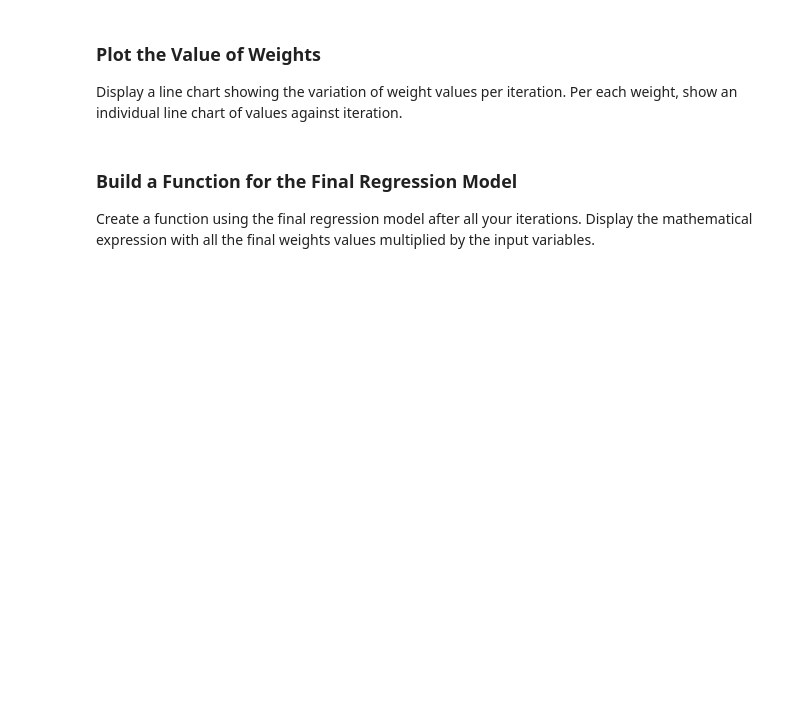
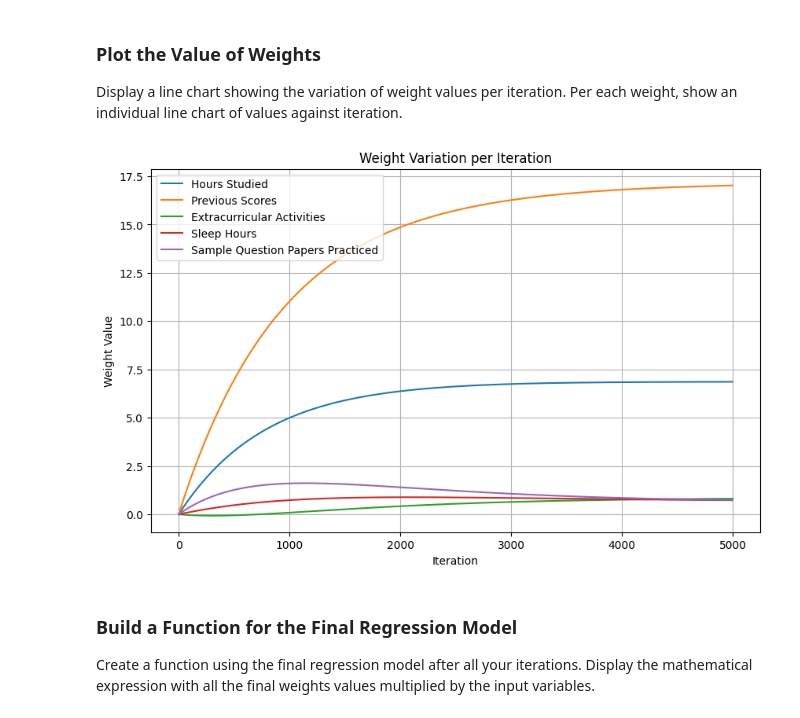
Before and after one commit to jjelleazarr/VS-Code-Projects, a Jupyter notebook: MACHINE LEARNING/FE2/Student_Performance.ipynb, the cells around one changed output. Saved outputs shown, nothing was run; the diff lists cells and outputs as text; code cells hidden in the pictures; blank space fills up the shorter version.

```diff
--- a/MACHINE LEARNING/FE2/Student_Performance.ipynb
+++ b/MACHINE LEARNING/FE2/Student_Performance.ipynb
@@ -107,6 +101,10 @@ pd.concat([data.head(), data.tail()])
 | 9997 | 6 | 83 | 1 | 8 | 5 | ... |
 | 9998 | 9 | 97 | 1 | 7 | 0 | ... |
 | 9999 | 7 | 74 | 0 | 8 | 1 | ... |
+# %%
+# Extract the features and the target variable
+X = data[['Hours Studied', 'Previous Scores', 'Extracurricular Activities', 'Sleep Hours', 'Sample Question Papers Practiced']].values
+y = data['Performance Index'].values
 # %% [markdown]
 ### Select a Unique Randomization Seed
 Select a unique integer that will serve as the seed for your randomization.
@@ -120,3 +118,8 @@ Randomly sample a subset of the data using the seed you have selected; limit the
+# %%
+# Sample the Student Performance data to 30 with the unique seed as the random state
+sampled_indices = np.random.choice(len(X), size=30, replace=False)
+X_train = X[sampled_indices]
+y_train = y[sampled_indices]
 # %% [markdown]
 ### Weight Update Function
 Build a weight update function following the Gradient Descent concept.
@@ -129,0 +184,7 @@ Print the values of weights at each iteration separated by individual cell.
+# %%
+# Put in a dataframe the values of weights of each feature and print
+feature_names = ['Hours Studied', 'Previous Scores', 'Extracurricular Activities', 'Sleep Hours', 'Sample Question Papers Practiced']
+
+print("Final Weights:")
+weights_df = pd.DataFrame({'Feature': feature_names, 'Weight': w})
+print(weights_df)
@@ -135,3 +202,24 @@ Display a line chart showing the variation of weight values per iteration. Per e
+# %%
+num_features = len(feature_names)
+iterations  = range(n_iterations)
+
+plt.figure(figsize=(10, 6))
+
+for j in range(num_features):
+    # Extract thje weight values for the j-th feature
+    weight_values = [weights[j] for weights in weights_history]
+
+    # Plots the weight values against the iteration
+    plt.plot(iterations, weight_values, label=feature_names[j])
+
+plt.xlabel("Iteration")
+plt.ylabel("Weight Value")
+plt.title("Weight Variation per Iteration")
+plt.legend()
+plt.grid(True)
+plt.show()
+# %% [output]
+[figure, added]
 # %% [markdown]
 ### Build a Function for the Final Regression Model
 Create a function using the final regression model after all your iterations. Display the mathematical expression with all the final weights values multiplied by the input variables.
```
Also changed, not shown: parts of 17 cells of this notebook, 1 other file.
